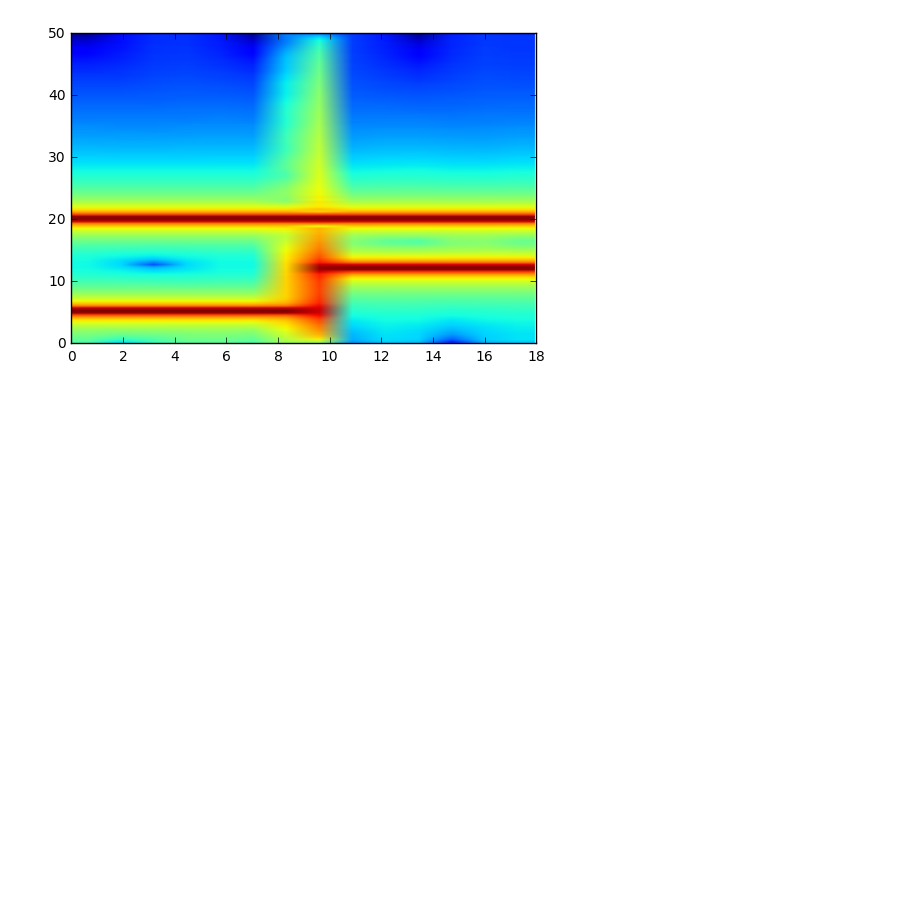
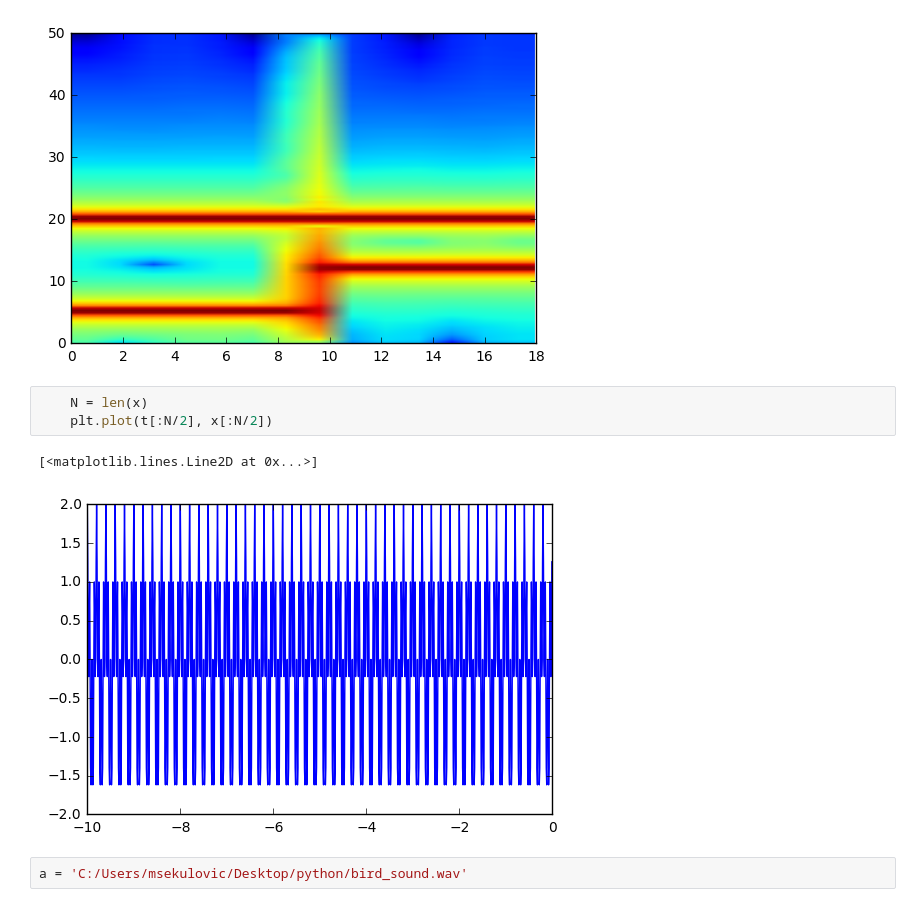
Before and after one commit to milorads/PythonBasics, a Jupyter notebook: Seventh part.ipynb, the cells around one changed output. Cells and saved outputs as stored; diff of their text form; blank space fills up the shorter version.

```diff
--- a/Seventh part.ipynb
+++ b/Seventh part.ipynb
@@ -62,3 +62,11 @@ specgram(x, NFFT=256, Fs=100)
          11.52,  12.8 ,  14.08,  15.36,  16.64,  17.92]),
  <matplotlib.image.AxesImage at 0x...>)
 [figure]
+# %%
+    N = len(x)
+    plt.plot(t[:N/2], x[:N/2])
+# %% [output]
+[<matplotlib.lines.Line2D at 0x...>]
+[figure, added]
+# %%
+a = 'C:/Users/msekulovic/Desktop/python/bird_sound.wav'
```
Also changed, not shown: parts of 15 cells of this notebook, 1 other file.
